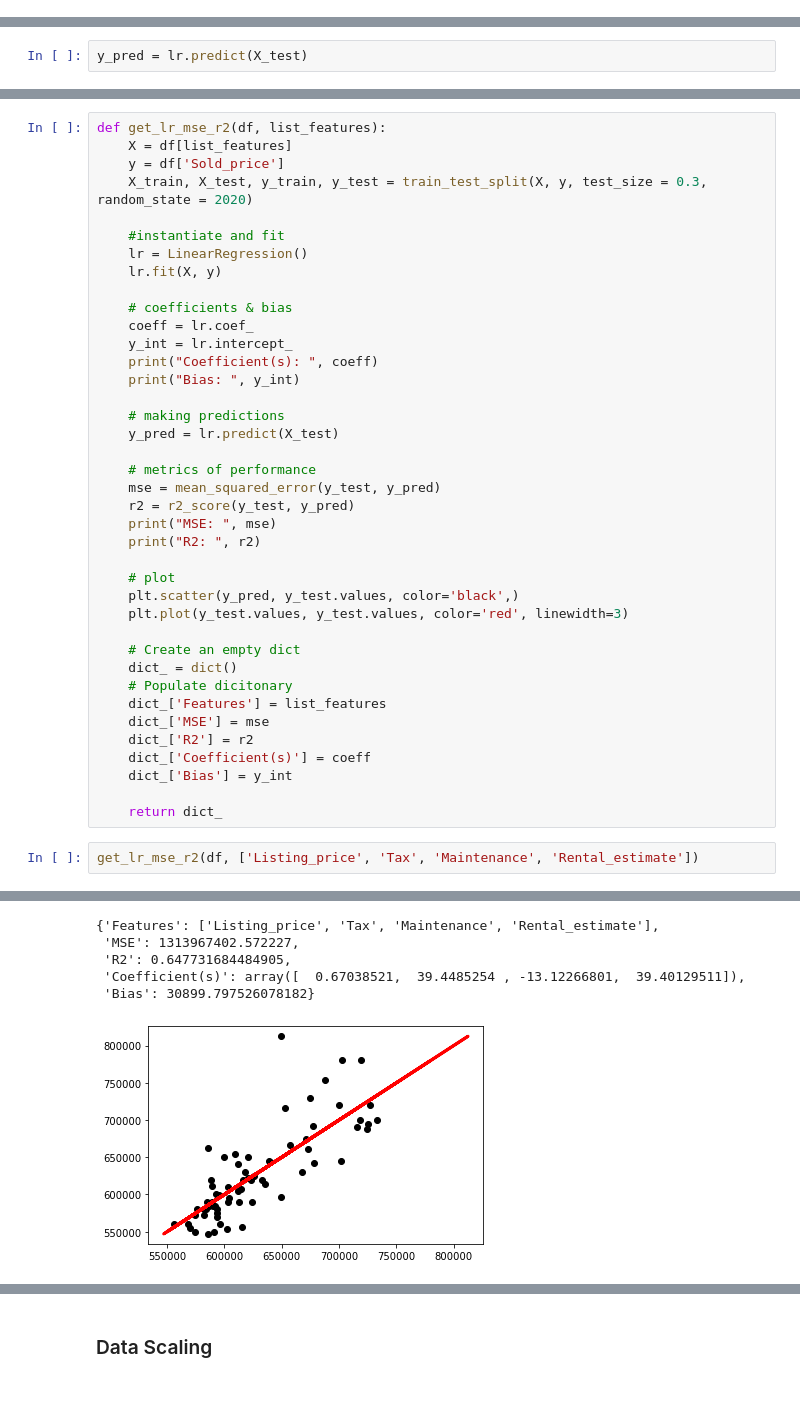
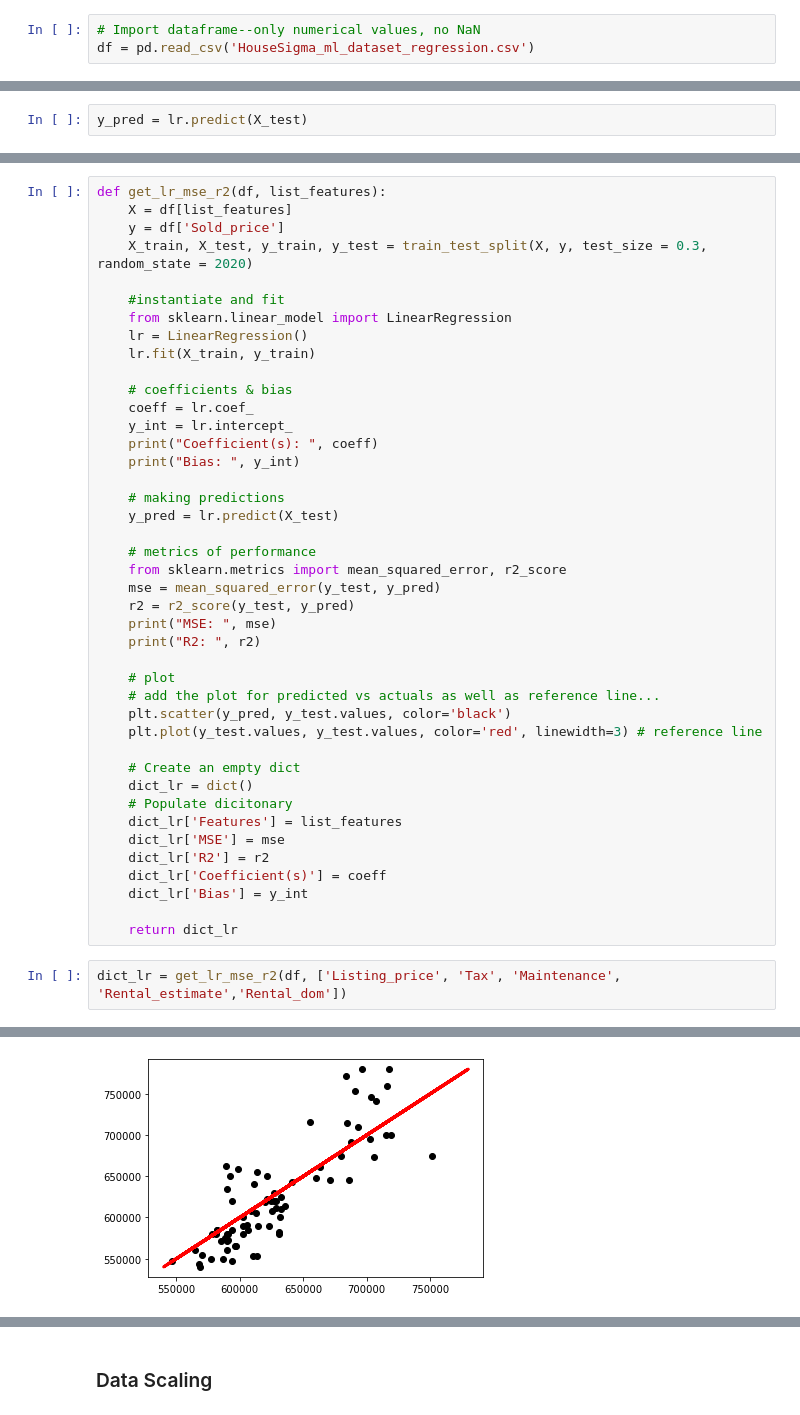
Before and after one commit to ffalohy/Toronto_listings_Part-I-Webscraping, a Jupyter notebook: Machine_Learning_project.ipynb, the cells around one changed output, grey strips where cells are left out. Cells and saved outputs as stored; diff of their text form.

```diff
--- a/Machine_Learning_project.ipynb
+++ b/Machine_Learning_project.ipynb
@@ -205,3 +170,6 @@ df.shape
 For df[[colname(s)]], the interior brackets are for list, and the outside brackets are indexing operator, i.e. you must use double brackets if you select two or more columns. With one column name, single pair of brackets returns a Series, while double brackets return a dataframe.
+# %%
+# Import dataframe--only numerical values, no NaN
+df = pd.read_csv('HouseSigma_ml_dataset_regression.csv')
 # %%
 from sklearn.model_selection import train_test_split
@@ -312,8 +299,9 @@ def get_lr_mse_r2(df, list_features):
     X_train, X_test, y_train, y_test = train_test_split(X, y, test_size = 0.3, random_state = 2020)
 
     #instantiate and fit
+    from sklearn.linear_model import LinearRegression
     lr = LinearRegression()
-    lr.fit(X, y)
+    lr.fit(X_train, y_train)
 
     # coefficients & bias
     coeff = lr.coef_
@@ -325,25 +313,27 @@ def get_lr_mse_r2(df, list_features):
     y_pred = lr.predict(X_test)
 
     # metrics of performance
+    from sklearn.metrics import mean_squared_error, r2_score
     mse = mean_squared_error(y_test, y_pred)
     r2 = r2_score(y_test, y_pred)
     print("MSE: ", mse)
     print("R2: ", r2)
 
     # plot
-    plt.scatter(y_pred, y_test.values, color='black',)
-    plt.plot(y_test.values, y_test.values, color='red', linewidth=3)
+    # add the plot for predicted vs actuals as well as reference line...
+    plt.scatter(y_pred, y_test.values, color='black')
+    plt.plot(y_test.values, y_test.values, color='red', linewidth=3) # reference line
 
     # Create an empty dict
-    dict_ = dict()
+    dict_lr = dict()
     # Populate dicitonary
-    dict_['Features'] = list_features
-    dict_['MSE'] = mse
-    dict_['R2'] = r2
-    dict_['Coefficient(s)'] = coeff
-    dict_['Bias'] = y_int
+    dict_lr['Features'] = list_features
+    dict_lr['MSE'] = mse
+    dict_lr['R2'] = r2
+    dict_lr['Coefficient(s)'] = coeff
+    dict_lr['Bias'] = y_int
 
-    return dict_
+    return dict_lr
 # %%
-get_lr_mse_r2(df, ['Listing_price', 'Tax', 'Maintenance', 'Rental_estimate'])
+dict_lr = get_lr_mse_r2(df, ['Listing_price', 'Tax', 'Maintenance', 'Rental_estimate','Rental_dom'])
 # %% [output]
@@ -354,7 +345,2 @@ R2:  0.647731684484905
-{'Features': ['Listing_price', 'Tax', 'Maintenance', 'Rental_estimate'],
- 'MSE': 1313967402.572227,
- 'R2': 0.647731684484905,
- 'Coefficient(s)': array([  0.67038521,  39.4485254 , -13.12266801,  39.40129511]),
- 'Bias': 30899.797526078182}
-[figure, old version]
+[figure, new version]
 # %%
```
Also changed, not shown: parts of 88 cells of this notebook, 12 other files.
